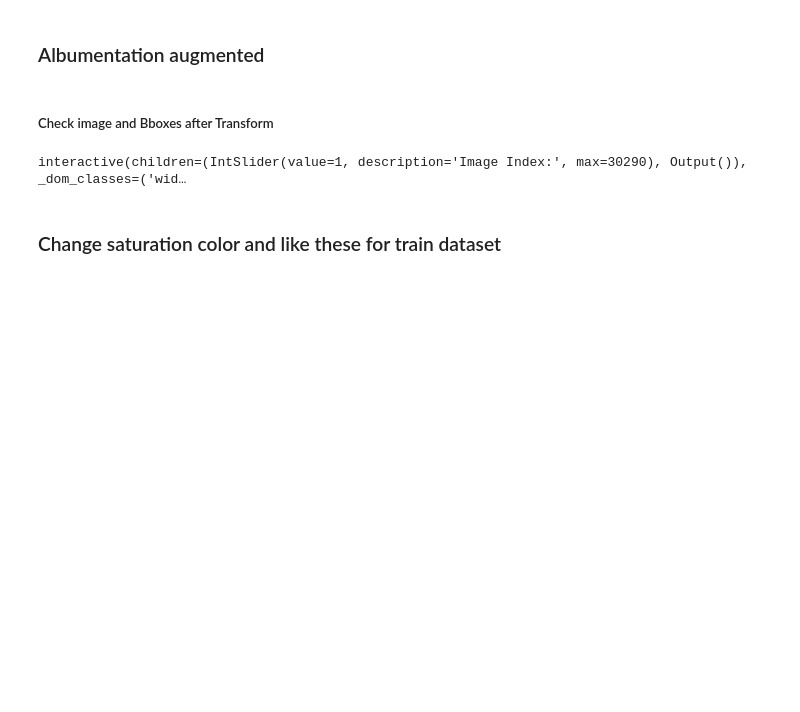
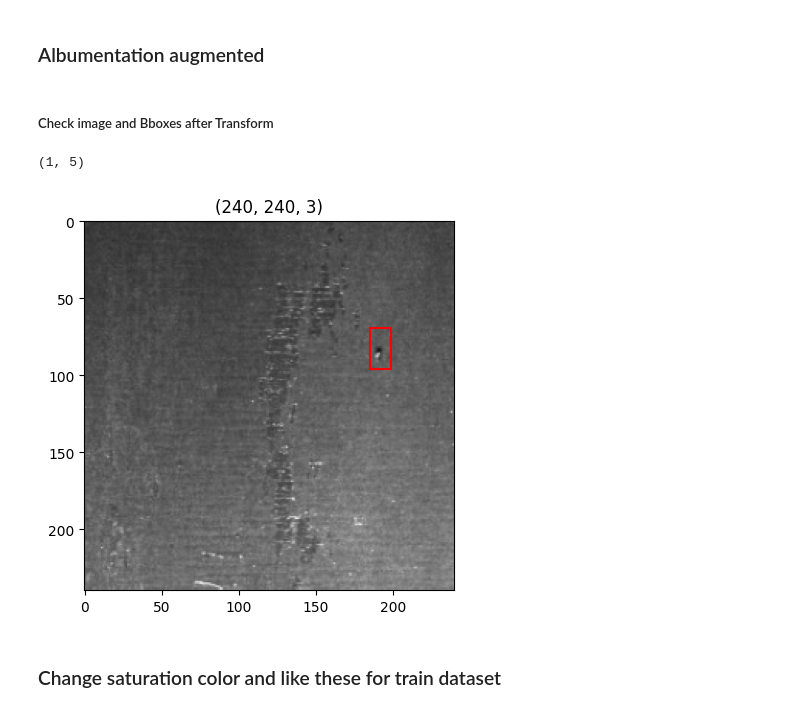
Before and after one commit to prograin/Steel-defect-detection, a Jupyter notebook: notebooks/object_detection.ipynb, the cells around one changed output. Cells and saved outputs as stored; diff of their text form; code cells hidden in the pictures; blank space fills up the shorter version.

Commit message:
Add non-interactive mode

```diff
--- a/notebooks/object_detection.ipynb
+++ b/notebooks/object_detection.ipynb
@@ -448,36 +452,38 @@ def plot_image_bboxes_after_transform(index):
         if not j.shape[0]>0:
             print('p')
             break
 
         print(j.shape)
         x_center_norm = j[...,0]
         y_center_norm = j[...,1]
         width_norm = j[...,2]
         height_norm = j[...,3]
 
         min_x_norm = x_center_norm-(width_norm/2)
         min_y_norm = y_center_norm-(height_norm/2)
         max_x_norm = min_x_norm+width_norm
         max_y_norm = min_y_norm+height_norm
 
         min_x = min_x_norm*W
         max_x = max_x_norm*W
         min_y = min_y_norm*H
         max_y = max_y_norm*H
 
 
         for rect_idx in range(len(min_x_norm)):
             plt.plot([min_x[rect_idx],min_x[rect_idx]],[min_y[rect_idx],max_y[rect_idx]],'r')
             plt.plot([min_x[rect_idx],max_x[rect_idx]],[min_y[rect_idx],min_y[rect_idx]],'r')
             plt.plot([max_x[rect_idx],max_x[rect_idx]],[min_y[rect_idx],max_y[rect_idx]],'r')
             plt.plot([min_x[rect_idx],max_x[rect_idx]],[max_y[rect_idx],max_y[rect_idx]],'r')
 
         break
 
-index_slider = widgets.IntSlider(value=1,min=0,max=len(train_images_file)-1,step=1,description='Image Index:')
-widgets.interactive(plot_image_bboxes_after_transform,index = index_slider)
+plot_image_bboxes_after_transform(1)
+# index_slider = widgets.IntSlider(value=1,min=0,max=len(train_images_file)-1,step=1,description='Image Index:')
+# widgets.interactive(plot_image_bboxes_after_transform,index = index_slider)
 # %% [output]
-interactive(children=(IntSlider(value=1, description='Image Index:', max=30290), Output()), _dom_classes=('wid…
+(1, 5)
+[figure, added]
 # %% [markdown]
 <h3>Change saturation color and like these for train dataset</h3>
 # %%
```
Also changed, not shown: parts of 6 cells of this notebook.
